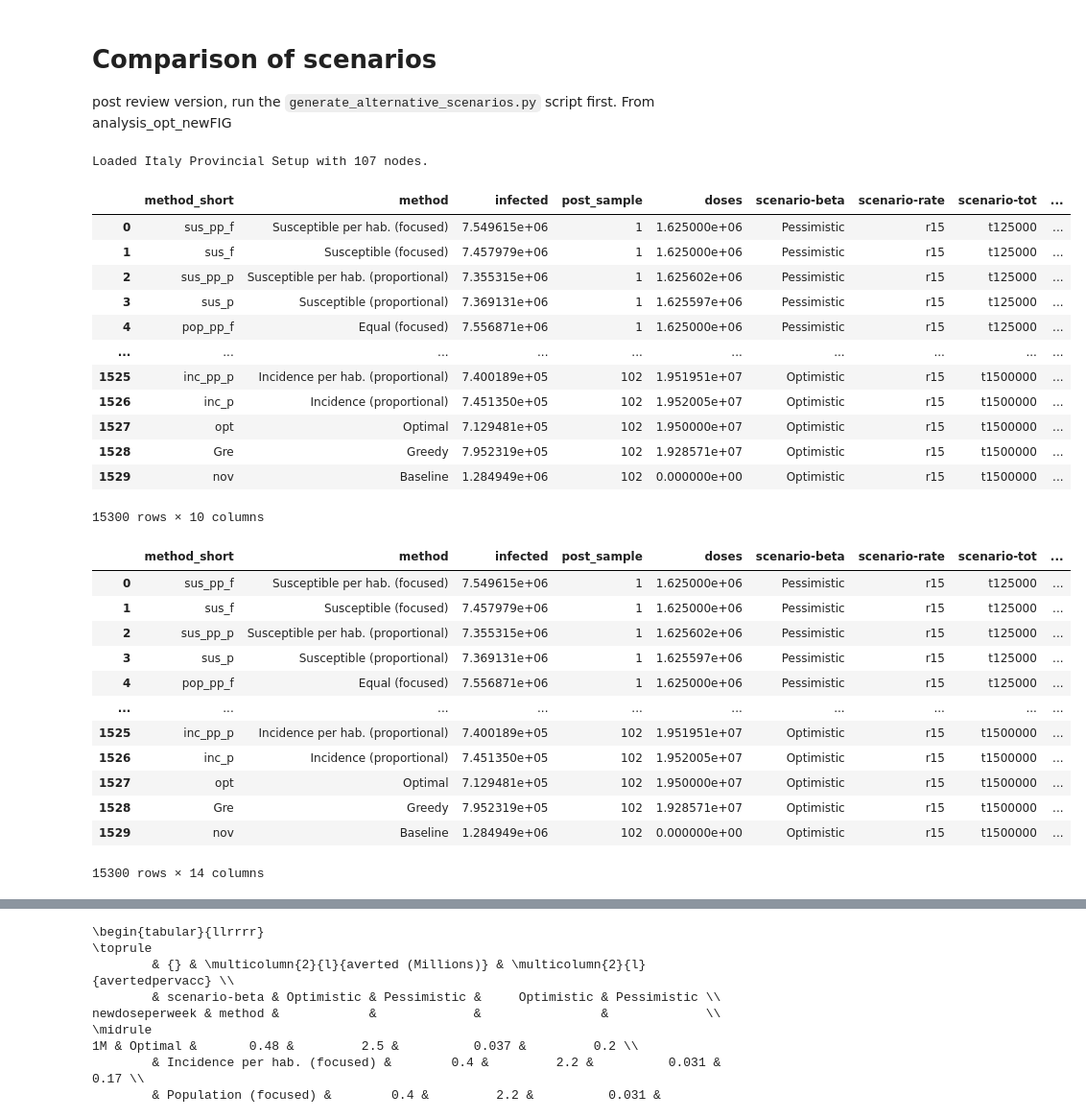
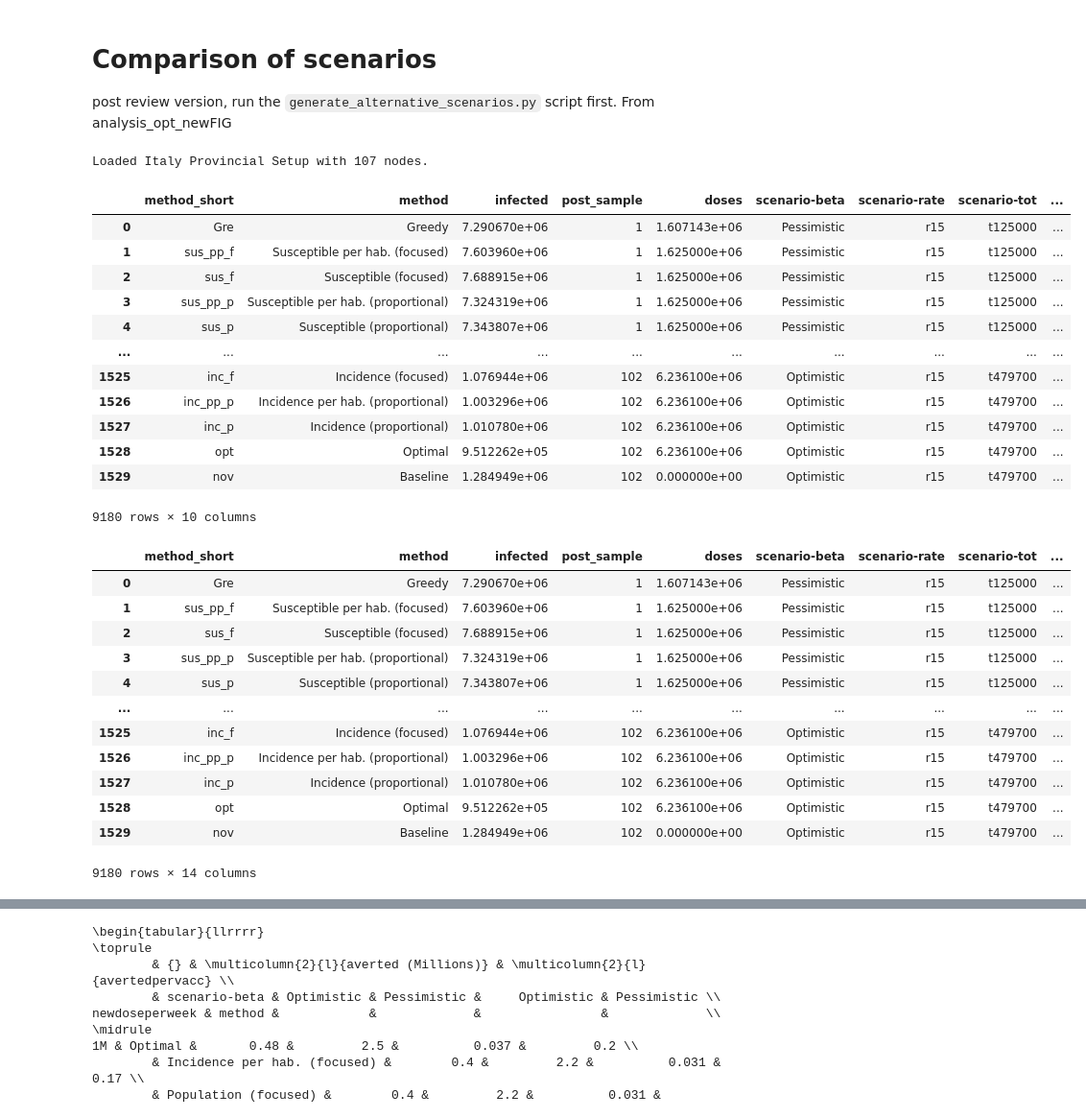
Before and after one commit to jcblemai/COVID-19_italy-vaccination-oc, a Jupyter notebook: post-review-analysis.ipynb, the cells around one changed output, grey strips where cells are left out. Shown at 96% size. Drawn from its saved outputs; the diff is of its cells as text; code cells hidden in the pictures.

```diff
--- a/post-review-analysis.ipynb
+++ b/post-review-analysis.ipynb
@@ -13,47 +13,47 @@ import networkx
 from ItalySetup import ItalySetupProvinces
 from covidOCP import COVIDVaccinationOCP, COVIDParametersOCP
 from main import pick_scenario, build_scenario
 import seaborn as sns
 import datetime
 import pickle
 import os
 import tqdm
 
-output_directory = 'model_output/2021-11-17/'
+output_directory = 'model_output/2021-11-18-fix/'
 output_prefix = f'altstratint'
 
 # New builder
 when = 'future-mobintime'
 nnodes = 107
 ndays = 90
 setup_shared = ItalySetupProvinces(nnodes, ndays, when)
-scenarios = {pick_scenario(setup_shared, i)['name']: pick_scenario(setup_shared, i) for i in np.arange(2,11+1)}
+scenarios = {pick_scenario(setup_shared, i)['name']: pick_scenario(setup_shared, i) for i in np.arange(2,7+1)}
 summary = pd.DataFrame()
 for scn_name, scn in scenarios.items():
     summary = pd.concat([summary, pd.read_csv(f'{output_directory}/{output_prefix}-{scn_name}-ALL.csv')])
 
 
 #summary = pd.read_csv(f'{output_directory}/{output_prefix}-ALL.csv')
 summary.replace('U', 'Pessimistic', inplace=True)
 summary.replace('L', 'Optimistic', inplace=True)
 summary.replace('Population per hab. (focused)', 'Equal (focused)', inplace=True)
 summary.replace('Population per hab. (proportional)', 'Equal (proportional)', inplace=True)
 summary
 # %% [output]
 Loaded Italy Provincial Setup with 107 nodes.
 |  | method_short | method | infected | post_sample | doses | scenario-beta | scenario-rate | scenario-tot | ... |
-| 0 | sus_pp_f | Susceptible per hab. (focused) | 7.549615e+06 | 1 | 1.625000e+06 | Pessimistic | r15 | t125000 | ... |
-| 1 | sus_f | Susceptible (focused) | 7.457979e+06 | 1 | 1.625000e+06 | Pessimistic | r15 | t125000 | ... |
-| 2 | sus_pp_p | Susceptible per hab. (proportional) | 7.355315e+06 | 1 | 1.625602e+06 | Pessimistic | r15 | t125000 | ... |
-| 3 | sus_p | Susceptible (proportional) | 7.369131e+06 | 1 | 1.625597e+06 | Pessimistic | r15 | t125000 | ... |
-| 4 | pop_pp_f | Equal (focused) | 7.556871e+06 | 1 | 1.625000e+06 | Pessimistic | r15 | t125000 | ... |
+| 0 | Gre | Greedy | 7.290670e+06 | 1 | 1.607143e+06 | Pessimistic | r15 | t125000 | ... |
+| 1 | sus_pp_f | Susceptible per hab. (focused) | 7.603960e+06 | 1 | 1.625000e+06 | Pessimistic | r15 | t125000 | ... |
+| 2 | sus_f | Susceptible (focused) | 7.688915e+06 | 1 | 1.625000e+06 | Pessimistic | r15 | t125000 | ... |
+| 3 | sus_pp_p | Susceptible per hab. (proportional) | 7.324319e+06 | 1 | 1.625000e+06 | Pessimistic | r15 | t125000 | ... |
+| 4 | sus_p | Susceptible (proportional) | 7.343807e+06 | 1 | 1.625000e+06 | Pessimistic | r15 | t125000 | ... |
 | ... | ... | ... | ... | ... | ... | ... | ... | ... | ... |
-| 1525 | inc_pp_p | Incidence per hab. (proportional) | 7.400189e+05 | 102 | 1.951951e+07 | Optimistic | r15 | t1500000 | ... |
-| 1526 | inc_p | Incidence (proportional) | 7.451350e+05 | 102 | 1.952005e+07 | Optimistic | r15 | t1500000 | ... |
-| 1527 | opt | Optimal | 7.129481e+05 | 102 | 1.950000e+07 | Optimistic | r15 | t1500000 | ... |
-| 1528 | Gre | Greedy | 7.952319e+05 | 102 | 1.928571e+07 | Optimistic | r15 | t1500000 | ... |
-| 1529 | nov | Baseline | 1.284949e+06 | 102 | 0.000000e+00 | Optimistic | r15 | t1500000 | ... |
+| 1525 | inc_f | Incidence (focused) | 1.076944e+06 | 102 | 6.236100e+06 | Optimistic | r15 | t479700 | ... |
+| 1526 | inc_pp_p | Incidence per hab. (proportional) | 1.003296e+06 | 102 | 6.236100e+06 | Optimistic | r15 | t479700 | ... |
+| 1527 | inc_p | Incidence (proportional) | 1.010780e+06 | 102 | 6.236100e+06 | Optimistic | r15 | t479700 | ... |
+| 1528 | opt | Optimal | 9.512262e+05 | 102 | 6.236100e+06 | Optimistic | r15 | t479700 | ... |
+| 1529 | nov | Baseline | 1.284949e+06 | 102 | 0.000000e+00 | Optimistic | r15 | t479700 | ... |
-15300 rows × 10 columns
+9180 rows × 10 columns
 # %%
 summary['averted'] = 0
 for ps in tqdm.tqdm(summary['post_sample'].unique()):
@@ -81,18 +81,18 @@ for sn in tqdm.tqdm(summary['scenario'].unique()):
 summary
 # %% [output]
 |  | method_short | method | infected | post_sample | doses | scenario-beta | scenario-rate | scenario-tot | ... |
-| 0 | sus_pp_f | Susceptible per hab. (focused) | 7.549615e+06 | 1 | 1.625000e+06 | Pessimistic | r15 | t125000 | ... |
-| 1 | sus_f | Susceptible (focused) | 7.457979e+06 | 1 | 1.625000e+06 | Pessimistic | r15 | t125000 | ... |
-| 2 | sus_pp_p | Susceptible per hab. (proportional) | 7.355315e+06 | 1 | 1.625602e+06 | Pessimistic | r15 | t125000 | ... |
-| 3 | sus_p | Susceptible (proportional) | 7.369131e+06 | 1 | 1.625597e+06 | Pessimistic | r15 | t125000 | ... |
-| 4 | pop_pp_f | Equal (focused) | 7.556871e+06 | 1 | 1.625000e+06 | Pessimistic | r15 | t125000 | ... |
+| 0 | Gre | Greedy | 7.290670e+06 | 1 | 1.607143e+06 | Pessimistic | r15 | t125000 | ... |
+| 1 | sus_pp_f | Susceptible per hab. (focused) | 7.603960e+06 | 1 | 1.625000e+06 | Pessimistic | r15 | t125000 | ... |
+| 2 | sus_f | Susceptible (focused) | 7.688915e+06 | 1 | 1.625000e+06 | Pessimistic | r15 | t125000 | ... |
+| 3 | sus_pp_p | Susceptible per hab. (proportional) | 7.324319e+06 | 1 | 1.625000e+06 | Pessimistic | r15 | t125000 | ... |
+| 4 | sus_p | Susceptible (proportional) | 7.343807e+06 | 1 | 1.625000e+06 | Pessimistic | r15 | t125000 | ... |
 | ... | ... | ... | ... | ... | ... | ... | ... | ... | ... |
-| 1525 | inc_pp_p | Incidence per hab. (proportional) | 7.400189e+05 | 102 | 1.951951e+07 | Optimistic | r15 | t1500000 | ... |
-| 1526 | inc_p | Incidence (proportional) | 7.451350e+05 | 102 | 1.952005e+07 | Optimistic | r15 | t1500000 | ... |
-| 1527 | opt | Optimal | 7.129481e+05 | 102 | 1.950000e+07 | Optimistic | r15 | t1500000 | ... |
-| 1528 | Gre | Greedy | 7.952319e+05 | 102 | 1.928571e+07 | Optimistic | r15 | t1500000 | ... |
-| 1529 | nov | Baseline | 1.284949e+06 | 102 | 0.000000e+00 | Optimistic | r15 | t1500000 | ... |
+| 1525 | inc_f | Incidence (focused) | 1.076944e+06 | 102 | 6.236100e+06 | Optimistic | r15 | t479700 | ... |
+| 1526 | inc_pp_p | Incidence per hab. (proportional) | 1.003296e+06 | 102 | 6.236100e+06 | Optimistic | r15 | t479700 | ... |
+| 1527 | inc_p | Incidence (proportional) | 1.010780e+06 | 102 | 6.236100e+06 | Optimistic | r15 | t479700 | ... |
+| 1528 | opt | Optimal | 9.512262e+05 | 102 | 6.236100e+06 | Optimistic | r15 | t479700 | ... |
+| 1529 | nov | Baseline | 1.284949e+06 | 102 | 0.000000e+00 | Optimistic | r15 | t479700 | ... |
-15300 rows × 14 columns
+9180 rows × 14 columns
 # %%
 smry[(smry['scenario-tot'] == 't250000')&(smry['post_sample'] == 1)]
 # %% [output]
```
Also changed, not shown: parts of 4 cells of this notebook, 3 other files.
